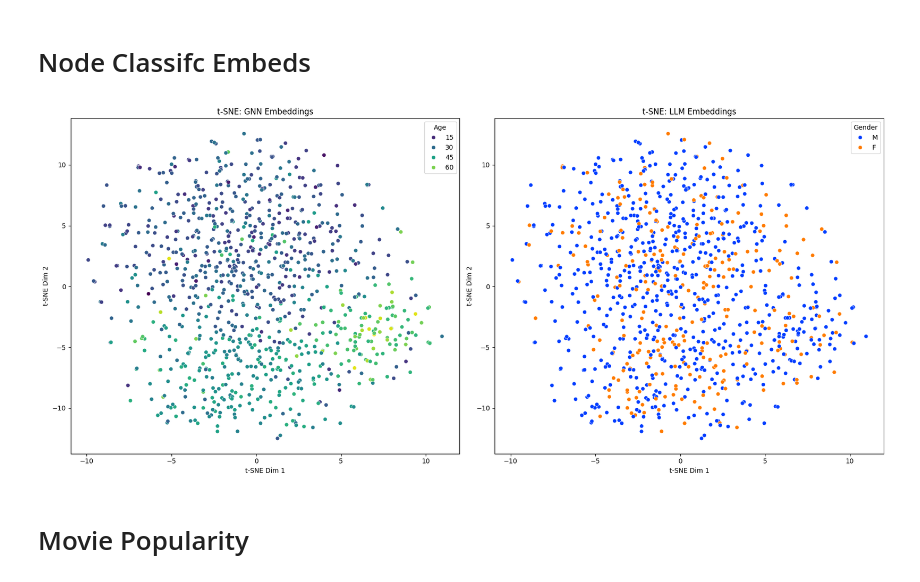
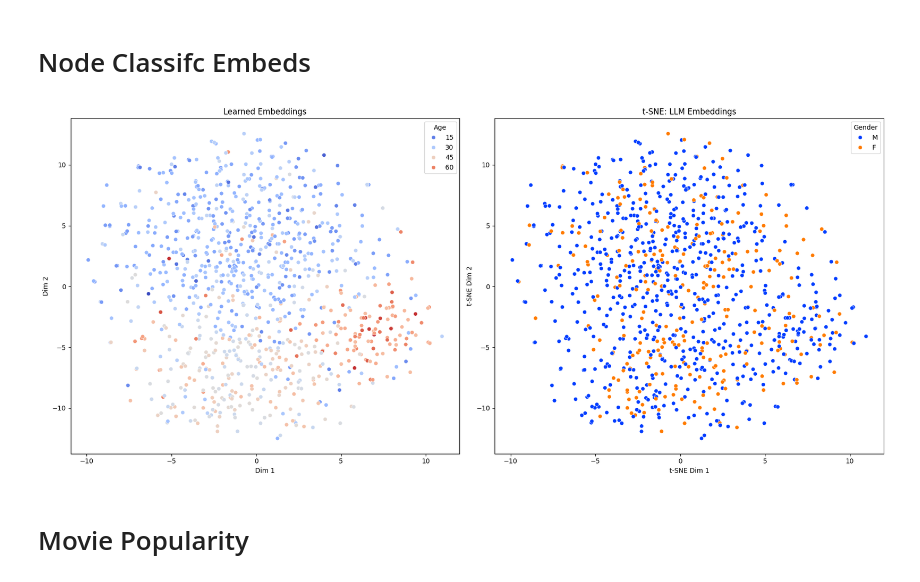
Before and after one commit to sebastianhoenig/kg-token, a Jupyter notebook: notebooks/Embedding_Space.ipynb, the cells around one changed output. Drawn from its saved outputs; the diff is of its cells as text; code cells hidden in the pictures.

```diff
--- a/notebooks/Embedding_Space.ipynb
+++ b/notebooks/Embedding_Space.ipynb
@@ -238,28 +240,28 @@ users["tsne_node_y"] = tsne_node[:, 1]
 # %%
 fig, axes = plt.subplots(1, 2, figsize=(18, 8))
 
 # GNN
 sns.scatterplot(
-    ax=axes[0], x="tsne_node_x", y="tsne_node_y", hue="age", data=users, palette="viridis"
+    ax=axes[0], x="tsne_node_x", y="tsne_node_y", hue="age", data=users, palette="coolwarm"
 )
-axes[0].set_title("t-SNE: LLM Embeddings")
-axes[0].set_xlabel("t-SNE Dim 1")
-axes[0].set_ylabel("t-SNE Dim 2")
+axes[0].set_title("Learned Embeddings")
+axes[0].set_xlabel("Dim 1")
+axes[0].set_ylabel("Dim 2")
 axes[0].legend(title="Age")
 
 # GNN+LLM
 sns.scatterplot(
     ax=axes[1], x="tsne_node_x", y="tsne_node_y", hue="gender", data=users
 )
 axes[1].set_title("t-SNE: LLM Embeddings")
 axes[1].set_xlabel("t-SNE Dim 1")
 axes[1].set_ylabel("t-SNE Dim 2")
 axes[1].legend(title="Gender")
 
 plt.tight_layout()
 plt.show()
 # %% [output]
-[figure, old version]
+[figure, new version]
 # %% [markdown]
 # Movie Popularity
 # %%
```
Also changed, not shown: parts of 3 cells of this notebook, 4 other files.
